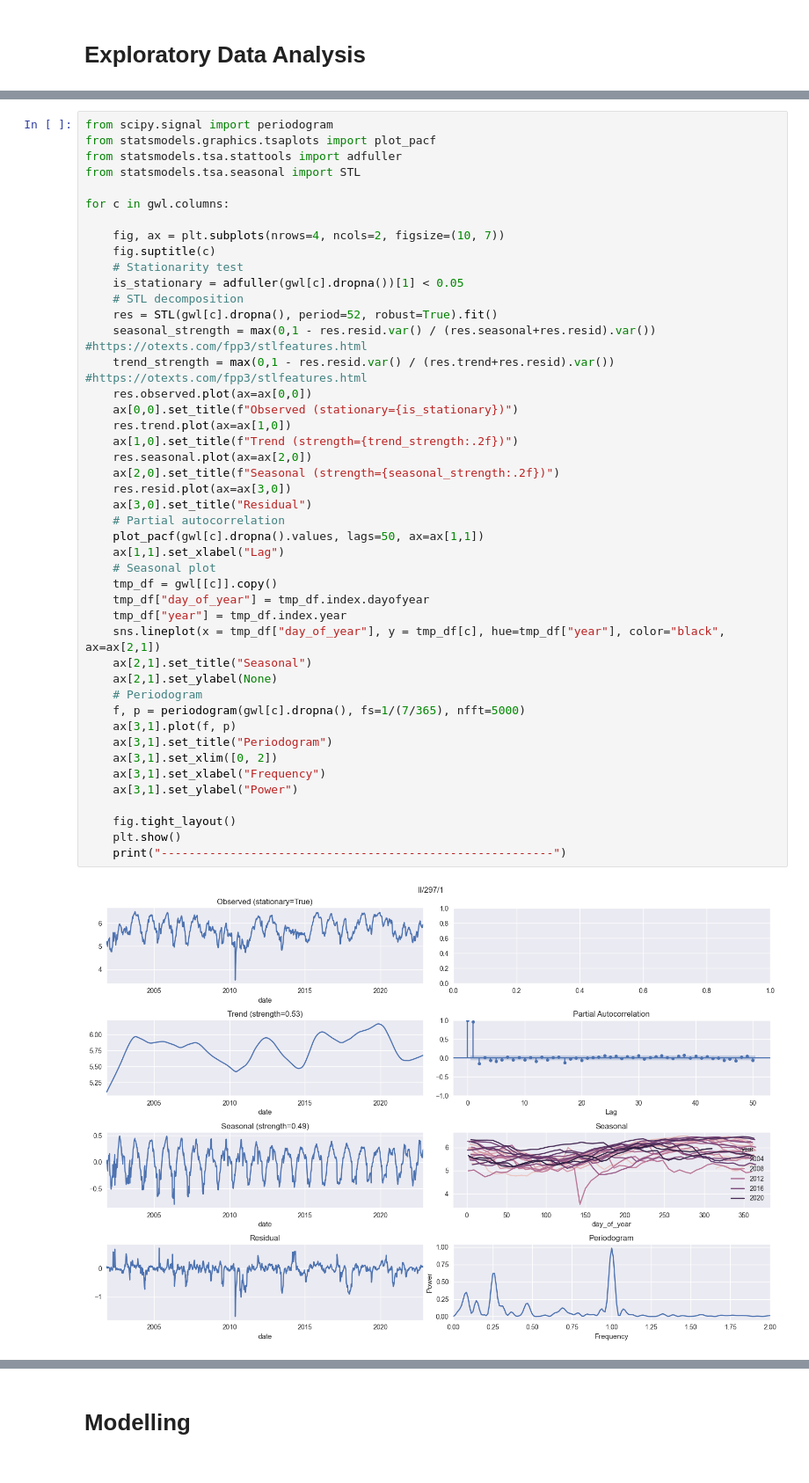
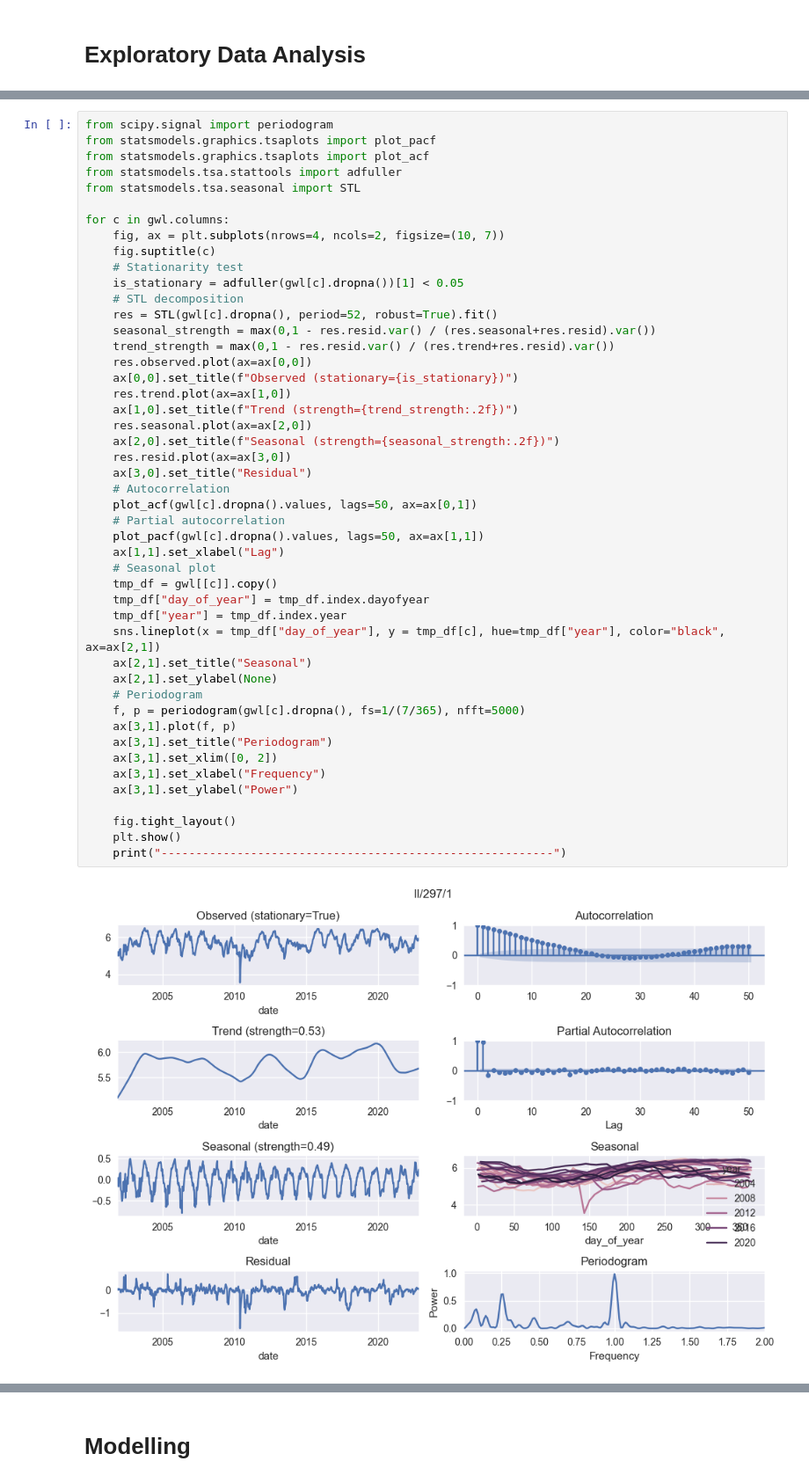
Before and after one commit to radekszostak/waterline-time-series-forecasting, a Jupyter notebook: forecasting.ipynb, the cells around one changed output, grey strips where cells are left out. Shown at 88% size. Cells and saved outputs as stored; diff of their text form.

```diff
--- a/forecasting.ipynb
+++ b/forecasting.ipynb
@@ -19,47 +58,49 @@ era = pd.read_csv("https://raw.githubusercontent.com/radekszostak/waterline-time
 # %%
 from scipy.signal import periodogram
 from statsmodels.graphics.tsaplots import plot_pacf
+from statsmodels.graphics.tsaplots import plot_acf
 from statsmodels.tsa.stattools import adfuller
 from statsmodels.tsa.seasonal import STL
 
 for c in gwl.columns:
-
     fig, ax = plt.subplots(nrows=4, ncols=2, figsize=(10, 7))
     fig.suptitle(c)
     # Stationarity test
     is_stationary = adfuller(gwl[c].dropna())[1] < 0.05
     # STL decomposition
     res = STL(gwl[c].dropna(), period=52, robust=True).fit()
-    seasonal_strength = max(0,1 - res.resid.var() / (res.seasonal+res.resid).var()) #https://otexts.com/fpp3/stlfeatures.html
-    trend_strength = max(0,1 - res.resid.var() / (res.trend+res.resid).var()) #https://otexts.com/fpp3/stlfeatures.html
+    seasonal_strength = max(0,1 - res.resid.var() / (res.seasonal+res.resid).var())
+    trend_strength = max(0,1 - res.resid.var() / (res.trend+res.resid).var())
     res.observed.plot(ax=ax[0,0])
     ax[0,0].set_title(f"Observed (stationary={is_stationary})")
     res.trend.plot(ax=ax[1,0])
     ax[1,0].set_title(f"Trend (strength={trend_strength:.2f})")
     res.seasonal.plot(ax=ax[2,0])
     ax[2,0].set_title(f"Seasonal (strength={seasonal_strength:.2f})")
     res.resid.plot(ax=ax[3,0])
     ax[3,0].set_title("Residual")
+    # Autocorrelation
+    plot_acf(gwl[c].dropna().values, lags=50, ax=ax[0,1])
     # Partial autocorrelation
     plot_pacf(gwl[c].dropna().values, lags=50, ax=ax[1,1])
     ax[1,1].set_xlabel("Lag")
     # Seasonal plot
     tmp_df = gwl[[c]].copy()
     tmp_df["day_of_year"] = tmp_df.index.dayofyear
     tmp_df["year"] = tmp_df.index.year
     sns.lineplot(x = tmp_df["day_of_year"], y = tmp_df[c], hue=tmp_df["year"], color="black", ax=ax[2,1])
     ax[2,1].set_title("Seasonal")
     ax[2,1].set_ylabel(None)
     # Periodogram
     f, p = periodogram(gwl[c].dropna(), fs=1/(7/365), nfft=5000)
     ax[3,1].plot(f, p)
     ax[3,1].set_title("Periodogram")
     ax[3,1].set_xlim([0, 2])
     ax[3,1].set_xlabel("Frequency")
     ax[3,1].set_ylabel("Power")
 
     fig.tight_layout()
     plt.show()
     print("---------------------------------------------------------")
 # %% [output]
-[figure, old version]
+[figure, new version]
```
Also changed, not shown: parts of 7 cells of this notebook.
